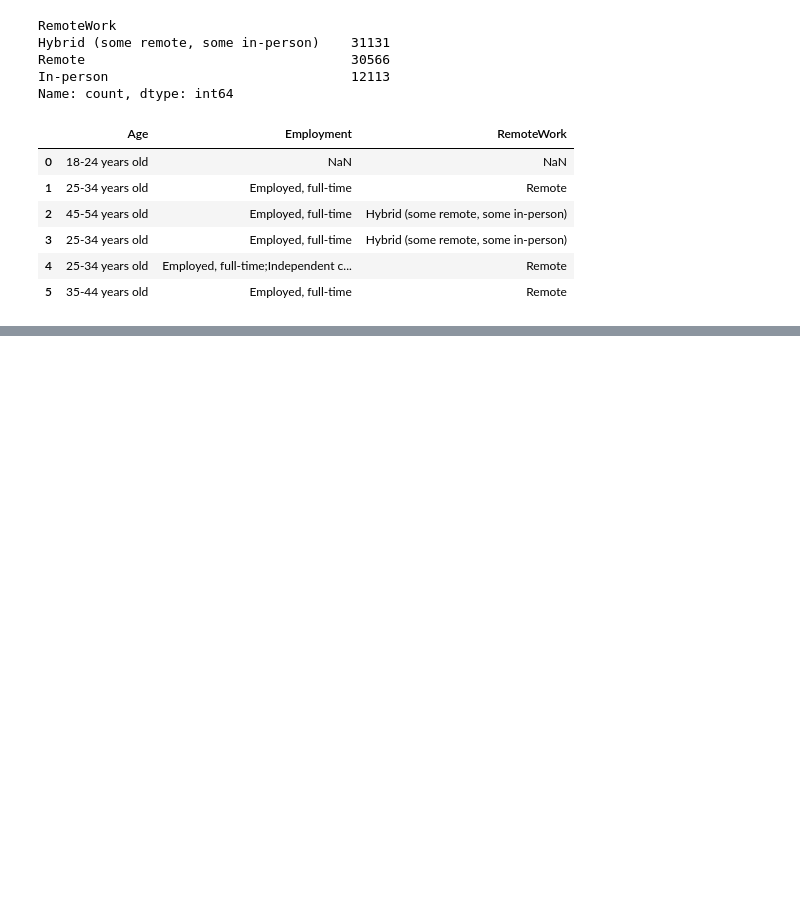
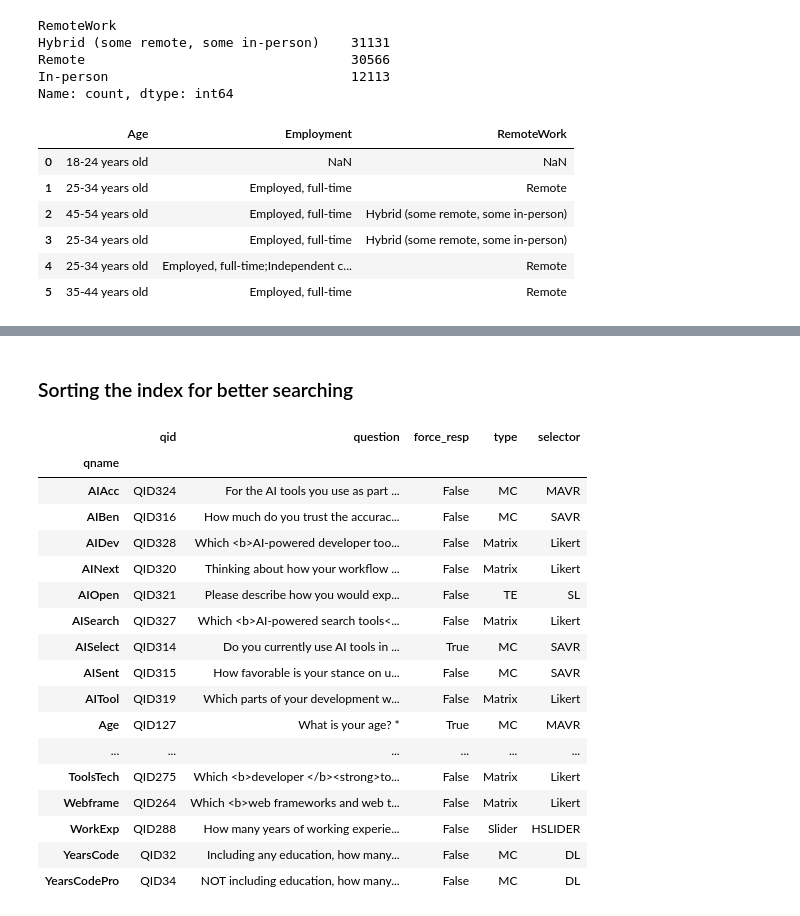
Before and after one commit to vaishnaowankar/Python-Practise, a Jupyter notebook: 01-Python-for-data-science/Pandas/learn-pandas.ipynb, the cells around one changed output, grey strips where cells are left out. Cells and saved outputs as stored; diff of their text form; code cells hidden in the pictures; blank space fills up the shorter version.

```diff
--- a/01-Python-for-data-science/Pandas/learn-pandas.ipynb
+++ b/01-Python-for-data-science/Pandas/learn-pandas.ipynb
@@ -304,0 +481,23 @@ df.loc[0:5 , "Age":"RemoteWork"]
+# %% [markdown]
+### Sorting the index for better searching
+# %%
+schema_df.sort_index()
+# %% [output]
+|  | qid | question | force_resp | type | selector |
+| qname |  |  |  |  |  |
+| AIAcc | QID324 | For the AI tools you use as part ... | False | MC | MAVR |
+| AIBen | QID316 | How much do you trust the accurac... | False | MC | SAVR |
+| AIDev | QID328 | Which <b>AI-powered developer too... | False | Matrix | Likert |
+| AINext | QID320 | Thinking about how your workflow ... | False | Matrix | Likert |
+| AIOpen | QID321 | Please describe how you would exp... | False | TE | SL |
+| AISearch | QID327 | Which <b>AI-powered search tools<... | False | Matrix | Likert |
+| AISelect | QID314 | Do you currently use AI tools in ... | True | MC | SAVR |
+| AISent | QID315 | How favorable is your stance on u... | False | MC | SAVR |
+| AITool | QID319 | Which parts of your development w... | False | Matrix | Likert |
+| Age | QID127 | What is your age? * | True | MC | MAVR |
+| ... | ... | ... | ... | ... | ... |
+| ToolsTech | QID275 | Which <b>developer </b><strong>to... | False | Matrix | Likert |
+| Webframe | QID264 | Which <b>web frameworks and web t... | False | Matrix | Likert |
+| WorkExp | QID288 | How many years of working experie... | False | Slider | HSLIDER |
+| YearsCode | QID32 | Including any education, how many... | False | MC | DL |
+| YearsCodePro | QID34 | NOT including education, how many... | False | MC | DL |
```
Also changed, not shown: parts of 25 cells of this notebook.
